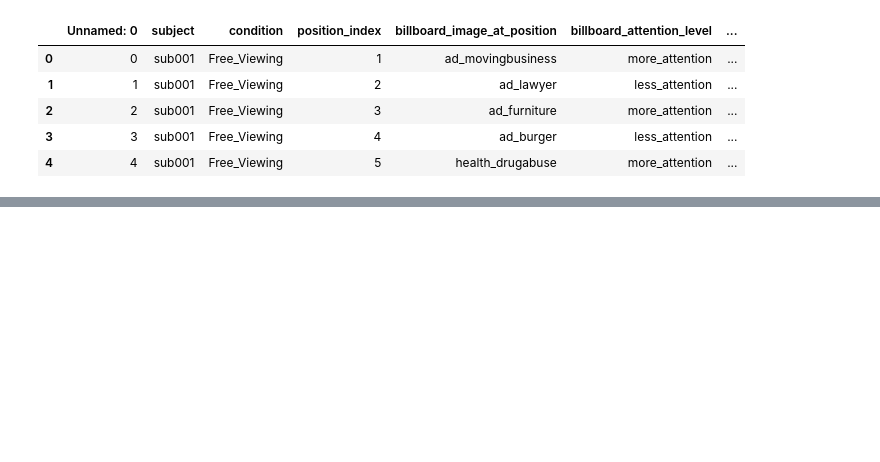
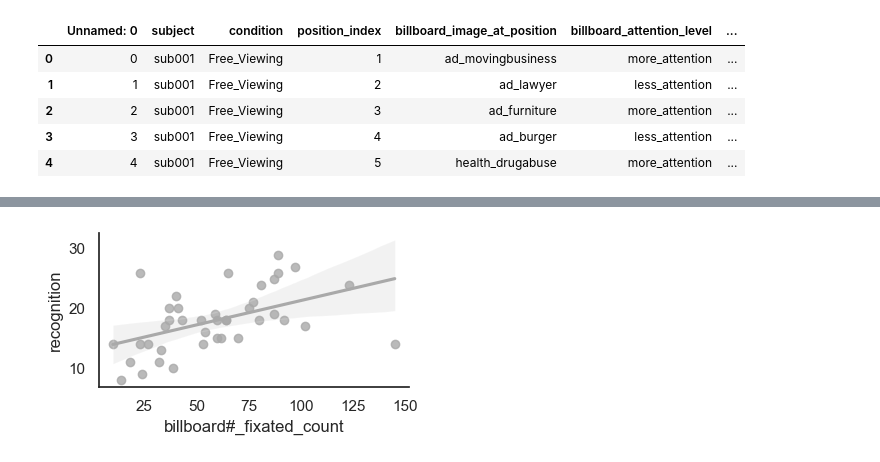
Before and after one commit to nomcomm/vr_city_driving, a Jupyter notebook: scripts/crosstab_analysis.ipynb, the cells around one changed output, grey strips where cells are left out. Cells and saved outputs as stored; diff of their text form; code cells hidden in the pictures; blank space fills up the shorter version.

```diff
--- a/scripts/crosstab_analysis.ipynb
+++ b/scripts/crosstab_analysis.ipynb
@@ -16,0 +87,9 @@ result.to_csv('../data/04_data_analysis/ads_by_position.csv')
+# %%
+fig, ax = plt.subplots(figsize=(4, 2))
+sns.set_context("notebook")
+
+sns.regplot(x="billboard#_fixated_count", y="recognition",  #kind="reg",
+              data=df_merged, color = 'darkgray')# height = 3);
+sns.despine();
+# %% [output]
+[figure, added]
```
Also changed, not shown: parts of 7 cells of this notebook.
